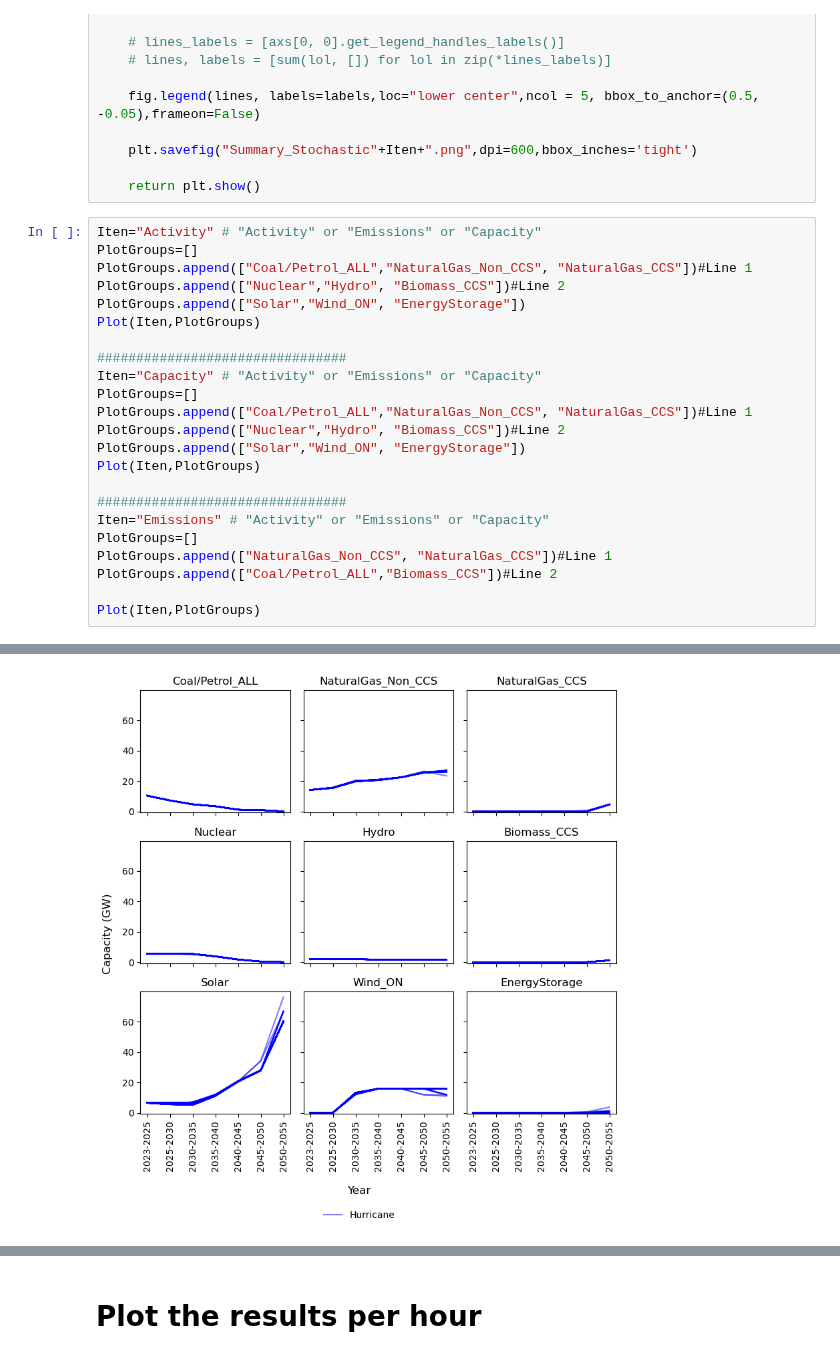
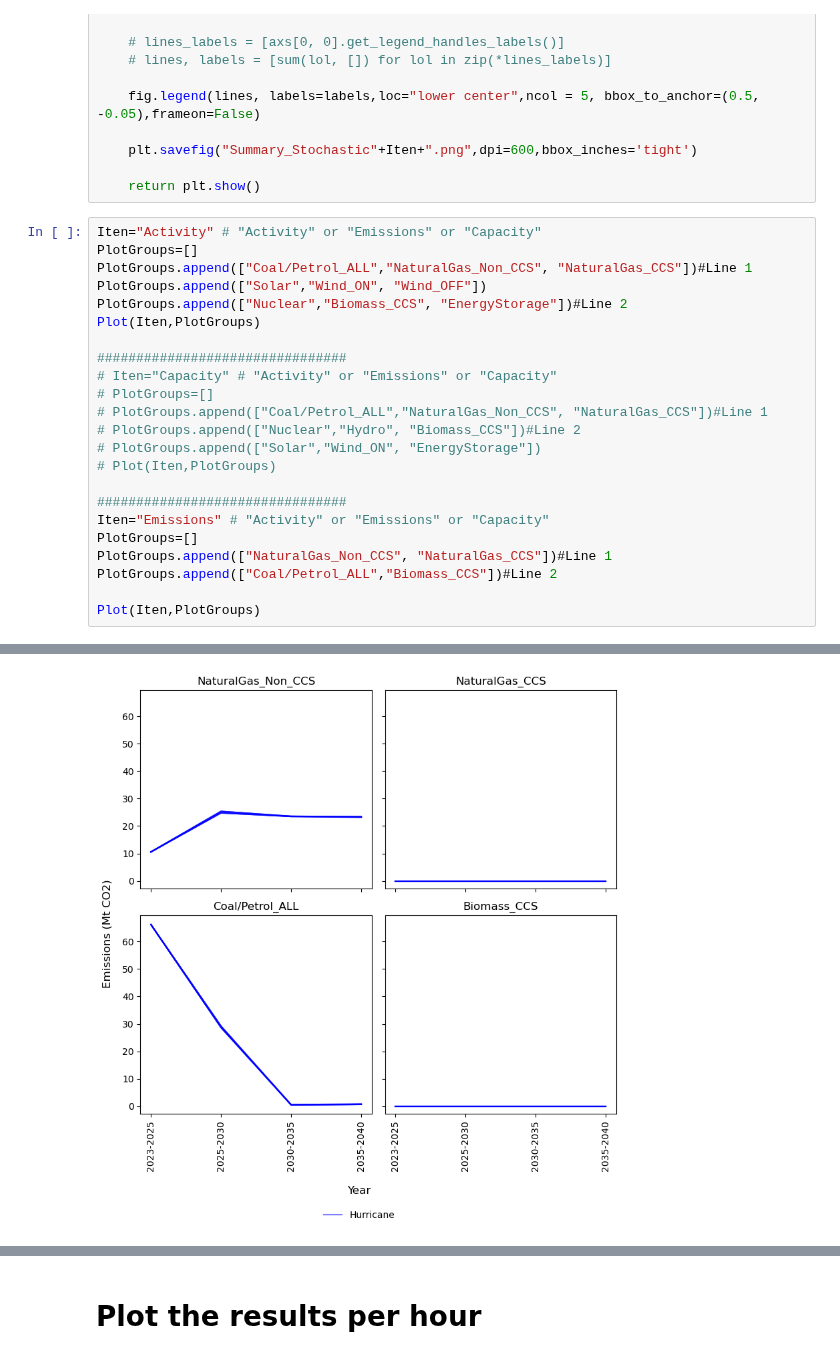
Before and after one commit to vaduraes/TemoaHurricane_V2, a Jupyter notebook: InterpretResults/PlotResultsStochastic.ipynb, the cells around one changed output, grey strips where cells are left out. Cells and saved outputs as stored; diff of their text form.

```diff
--- a/InterpretResults/PlotResultsStochastic.ipynb
+++ b/InterpretResults/PlotResultsStochastic.ipynb
@@ -318,17 +309,17 @@ def Plot(Iten, PlotGroups, Data=Data):
 Iten="Activity" # "Activity" or "Emissions" or "Capacity"
 PlotGroups=[]
 PlotGroups.append(["Coal/Petrol_ALL","NaturalGas_Non_CCS", "NaturalGas_CCS"])#Line 1
-PlotGroups.append(["Nuclear","Hydro", "Biomass_CCS"])#Line 2
-PlotGroups.append(["Solar","Wind_ON", "EnergyStorage"])
+PlotGroups.append(["Solar","Wind_ON", "Wind_OFF"])
+PlotGroups.append(["Nuclear","Biomass_CCS", "EnergyStorage"])#Line 2
 Plot(Iten,PlotGroups)
 
 ################################
-Iten="Capacity" # "Activity" or "Emissions" or "Capacity"
-PlotGroups=[]
-PlotGroups.append(["Coal/Petrol_ALL","NaturalGas_Non_CCS", "NaturalGas_CCS"])#Line 1
-PlotGroups.append(["Nuclear","Hydro", "Biomass_CCS"])#Line 2
-PlotGroups.append(["Solar","Wind_ON", "EnergyStorage"])
-Plot(Iten,PlotGroups)
+# Iten="Capacity" # "Activity" or "Emissions" or "Capacity"
+# PlotGroups=[]
+# PlotGroups.append(["Coal/Petrol_ALL","NaturalGas_Non_CCS", "NaturalGas_CCS"])#Line 1
+# PlotGroups.append(["Nuclear","Hydro", "Biomass_CCS"])#Line 2
+# PlotGroups.append(["Solar","Wind_ON", "EnergyStorage"])
+# Plot(Iten,PlotGroups)
 
 ################################
 Iten="Emissions" # "Activity" or "Emissions" or "Capacity"
@@ -342 +333 @@ Plot(Iten,PlotGroups)
-[figure, old version]
+[figure, new version]
```
Also changed, not shown: parts of 3 cells of this notebook, 13 other files.
